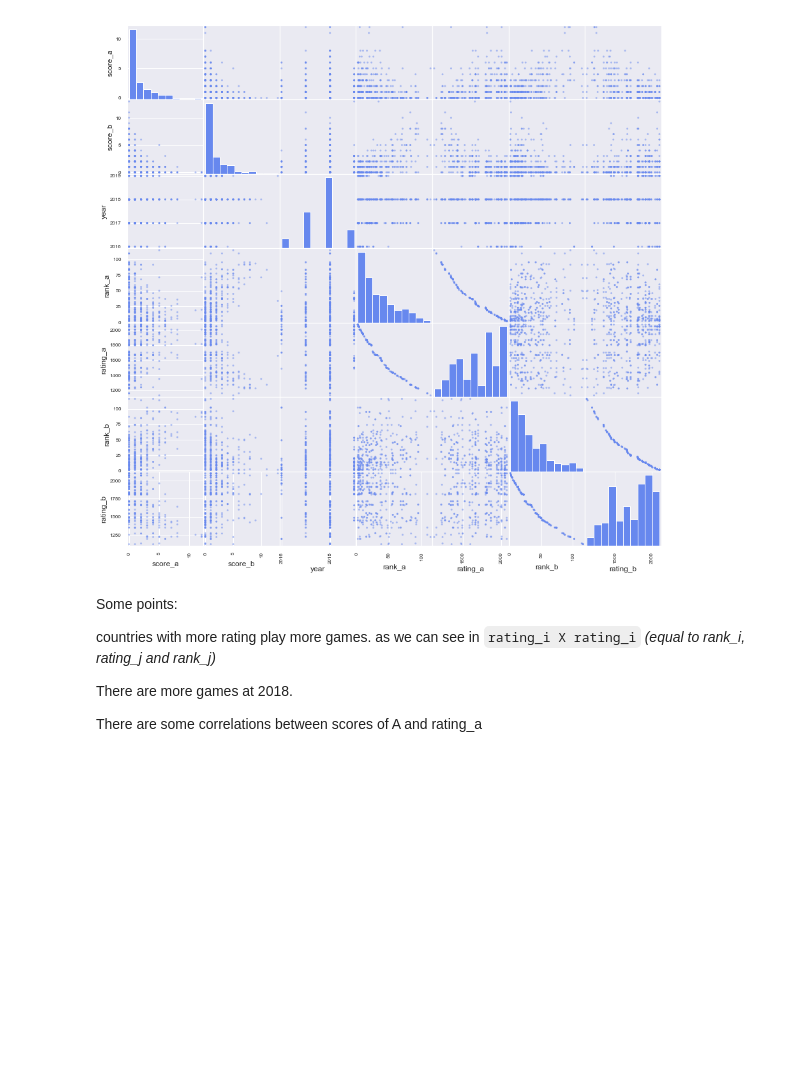
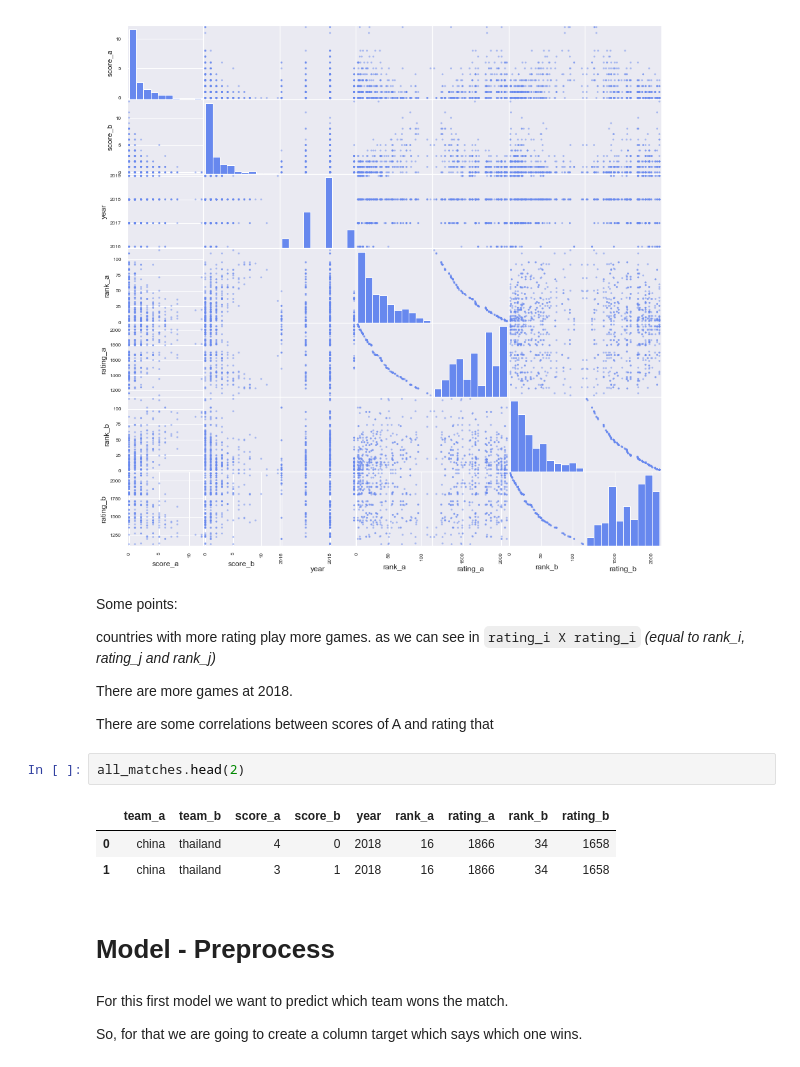
Before and after one commit to BAlmeidaS/women-world-cup-predictor, a Jupyter notebook: women_world_cup_predictor.ipynb, the cells around one changed output. Drawn from its saved outputs; the diff is of its cells as text; blank space fills up the shorter version.

```diff
--- a/women_world_cup_predictor.ipynb
+++ b/women_world_cup_predictor.ipynb
@@ -127,4 +127,16 @@ countries with more rating play more games. as we can see in `rating_i X rating_
 
 There are more games at 2018.
 
-There are some correlations between scores of A and rating_a
+There are some correlations between scores of A and rating that
+# %%
+all_matches.head(2)
+# %% [output]
+|  | team_a | team_b | score_a | score_b | year | rank_a | rating_a | rank_b | rating_b |
+| 0 | china | thailand | 4 | 0 | 2018 | 16 | 1866 | 34 | 1658 |
+| 1 | china | thailand | 3 | 1 | 2018 | 16 | 1866 | 34 | 1658 |
+# %% [markdown]
+# Model - Preprocess
+# %% [markdown]
+For this first model we want to predict which team wons the match.
+
+So, for that we are going to create a column target which says which one wins.
```
Also changed, not shown: parts of 13 cells of this notebook.
